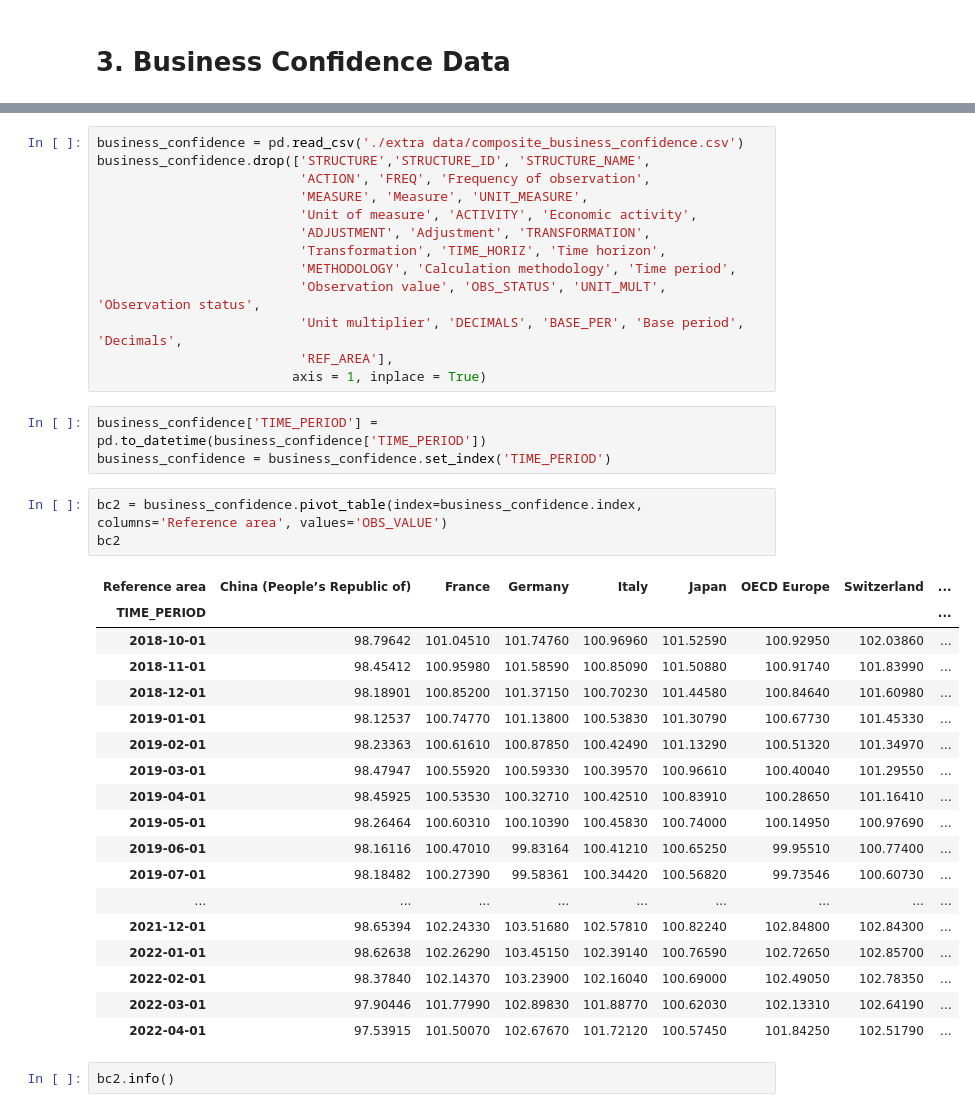
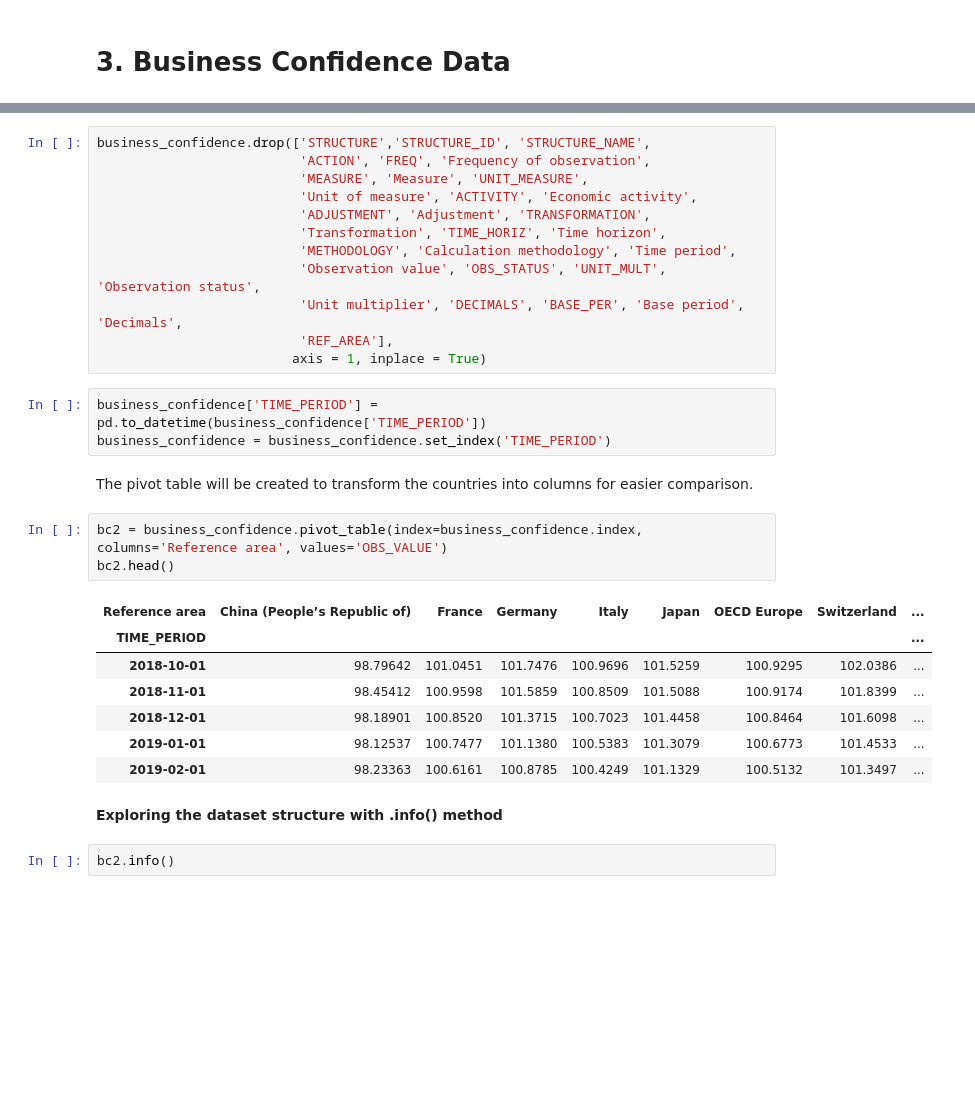
Before and after one commit to MGN19/Siemens-forecast, a Jupyter notebook: Transform External Data.ipynb, the cells around one changed output, grey strips where cells are left out. Saved outputs shown, nothing was run; the diff lists cells and outputs as text; blank space fills up the shorter version.

```diff
--- a/Transform External Data.ipynb
+++ b/Transform External Data.ipynb
@@ -249,5 +263,4 @@ Japan stands out during this period (October 2018 - April 2022), as it stayed be
 # %%
-business_confidence = pd.read_csv('./extra data/composite_business_confidence.csv')
 business_confidence.drop(['STRUCTURE','STRUCTURE_ID', 'STRUCTURE_NAME',
                           'ACTION', 'FREQ', 'Frequency of observation',
                           'MEASURE', 'Measure', 'UNIT_MEASURE',
@@ -262,28 +275,21 @@ business_confidence.drop(['STRUCTURE','STRUCTURE_ID', 'STRUCTURE_NAME',
 # %%
 business_confidence['TIME_PERIOD'] =  pd.to_datetime(business_confidence['TIME_PERIOD'])
 business_confidence = business_confidence.set_index('TIME_PERIOD')
+# %% [markdown]
+The pivot table will be created to transform the countries into columns for easier comparison.
 # %%
 bc2 = business_confidence.pivot_table(index=business_confidence.index, columns='Reference area', values='OBS_VALUE')
-bc2
+bc2.head()
 # %% [output]
 | Reference area | China (People’s Republic of) | France | Germany | Italy | Japan | OECD Europe | Switzerland | ... |
 | TIME_PERIOD |  |  |  |  |  |  |  | ... |
-| 2018-10-01 | 98.79642 | 101.04510 | 101.74760 | 100.96960 | 101.52590 | 100.92950 | 102.03860 | ... |
-| 2018-11-01 | 98.45412 | 100.95980 | 101.58590 | 100.85090 | 101.50880 | 100.91740 | 101.83990 | ... |
-| 2018-12-01 | 98.18901 | 100.85200 | 101.37150 | 100.70230 | 101.44580 | 100.84640 | 101.60980 | ... |
-| 2019-01-01 | 98.12537 | 100.74770 | 101.13800 | 100.53830 | 101.30790 | 100.67730 | 101.45330 | ... |
-| 2019-02-01 | 98.23363 | 100.61610 | 100.87850 | 100.42490 | 101.13290 | 100.51320 | 101.34970 | ... |
-| 2019-03-01 | 98.47947 | 100.55920 | 100.59330 | 100.39570 | 100.96610 | 100.40040 | 101.29550 | ... |
-| 2019-04-01 | 98.45925 | 100.53530 | 100.32710 | 100.42510 | 100.83910 | 100.28650 | 101.16410 | ... |
-| 2019-05-01 | 98.26464 | 100.60310 | 100.10390 | 100.45830 | 100.74000 | 100.14950 | 100.97690 | ... |
-| 2019-06-01 | 98.16116 | 100.47010 | 99.83164 | 100.41210 | 100.65250 | 99.95510 | 100.77400 | ... |
-| 2019-07-01 | 98.18482 | 100.27390 | 99.58361 | 100.34420 | 100.56820 | 99.73546 | 100.60730 | ... |
-| ... | ... | ... | ... | ... | ... | ... | ... | ... |
-| 2021-12-01 | 98.65394 | 102.24330 | 103.51680 | 102.57810 | 100.82240 | 102.84800 | 102.84300 | ... |
-| 2022-01-01 | 98.62638 | 102.26290 | 103.45150 | 102.39140 | 100.76590 | 102.72650 | 102.85700 | ... |
-| 2022-02-01 | 98.37840 | 102.14370 | 103.23900 | 102.16040 | 100.69000 | 102.49050 | 102.78350 | ... |
-| 2022-03-01 | 97.90446 | 101.77990 | 102.89830 | 101.88770 | 100.62030 | 102.13310 | 102.64190 | ... |
-| 2022-04-01 | 97.53915 | 101.50070 | 102.67670 | 101.72120 | 100.57450 | 101.84250 | 102.51790 | ... |
+| 2018-10-01 | 98.79642 | 101.0451 | 101.7476 | 100.9696 | 101.5259 | 100.9295 | 102.0386 | ... |
+| 2018-11-01 | 98.45412 | 100.9598 | 101.5859 | 100.8509 | 101.5088 | 100.9174 | 101.8399 | ... |
+| 2018-12-01 | 98.18901 | 100.8520 | 101.3715 | 100.7023 | 101.4458 | 100.8464 | 101.6098 | ... |
+| 2019-01-01 | 98.12537 | 100.7477 | 101.1380 | 100.5383 | 101.3079 | 100.6773 | 101.4533 | ... |
+| 2019-02-01 | 98.23363 | 100.6161 | 100.8785 | 100.4249 | 101.1329 | 100.5132 | 101.3497 | ... |
+# %% [markdown]
+**Exploring the dataset structure with .info() method**
 # %%
 bc2.info()
 # %% [output]
```
Also changed, not shown: parts of 16 cells of this notebook, 1 other file.
